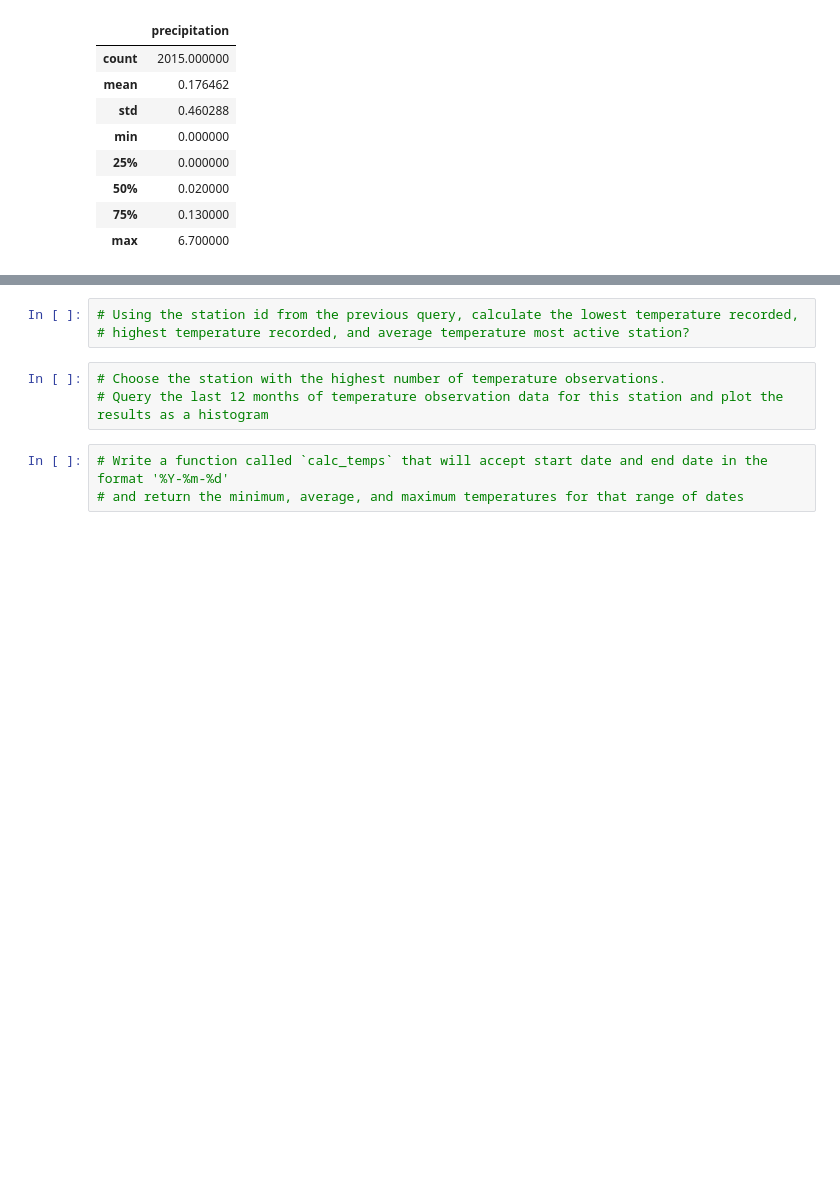
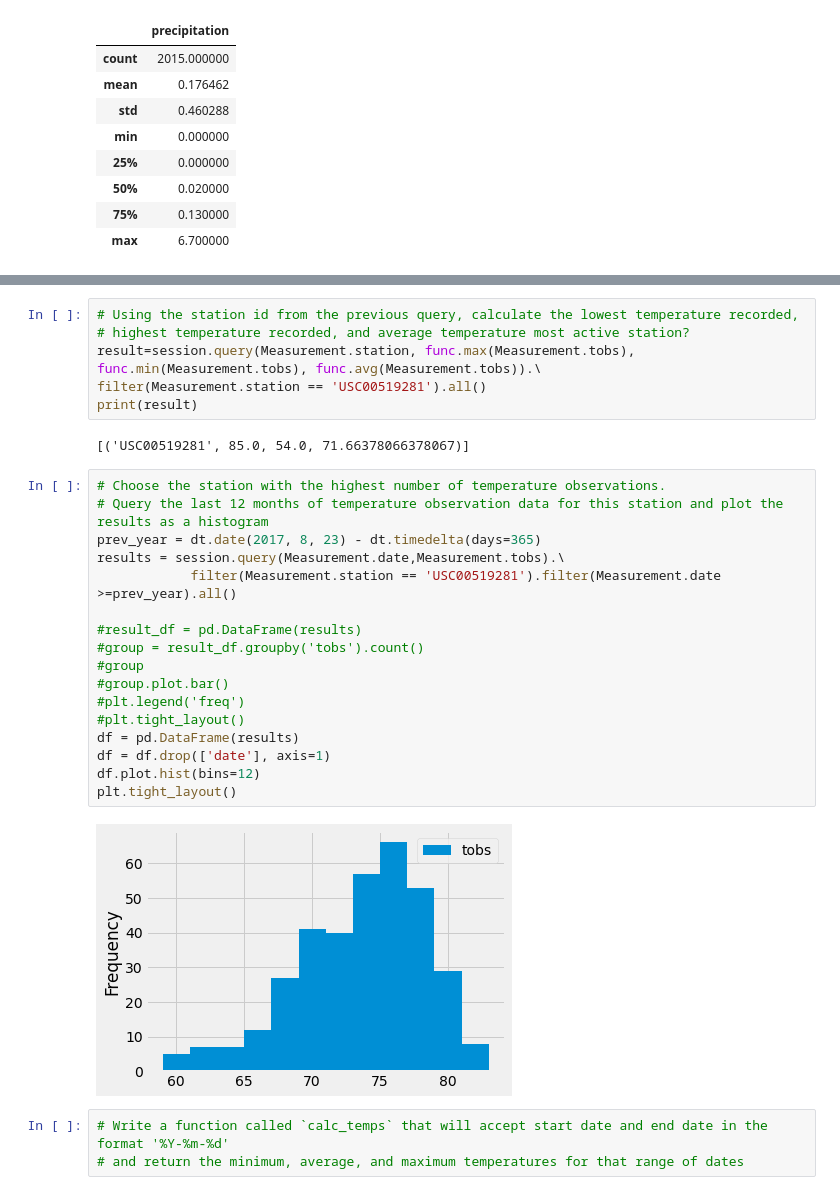
Before and after one commit to mdabbous88/surfs_up., a Jupyter notebook: climate_analysis.ipynb, the cells around one changed output, grey strips where cells are left out. Drawn from its saved outputs; the diff is of its cells as text; blank space fills up the shorter version.

```diff
--- a/climate_analysis.ipynb
+++ b/climate_analysis.ipynb
@@ -79,9 +96,30 @@ df.describe()
 # %%
 # Using the station id from the previous query, calculate the lowest temperature recorded,
 # highest temperature recorded, and average temperature most active station?
+result=session.query(Measurement.station, func.max(Measurement.tobs), func.min(Measurement.tobs), func.avg(Measurement.tobs)).\
+filter(Measurement.station == 'USC00519281').all()
+print(result)
+# %% [output]
+[('USC00519281', 85.0, 54.0, 71.66378066378067)]
 # %%
 # Choose the station with the highest number of temperature observations.
 # Query the last 12 months of temperature observation data for this station and plot the results as a histogram
+prev_year = dt.date(2017, 8, 23) - dt.timedelta(days=365)
+results = session.query(Measurement.date,Measurement.tobs).\
+            filter(Measurement.station == 'USC00519281').filter(Measurement.date >=prev_year).all()
+
+#result_df = pd.DataFrame(results)
+#group = result_df.groupby('tobs').count()
+#group
+#group.plot.bar()
+#plt.legend('freq')
+#plt.tight_layout()
+df = pd.DataFrame(results)
+df = df.drop(['date'], axis=1)
+df.plot.hist(bins=12)
+plt.tight_layout()
+# %% [output]
+[figure, added]
 # %%
 # Write a function called `calc_temps` that will accept start date and end date in the format '%Y-%m-%d'
 # and return the minimum, average, and maximum temperatures for that range of dates
```
Also changed, not shown: parts of 4 cells of this notebook, 1 other file.
